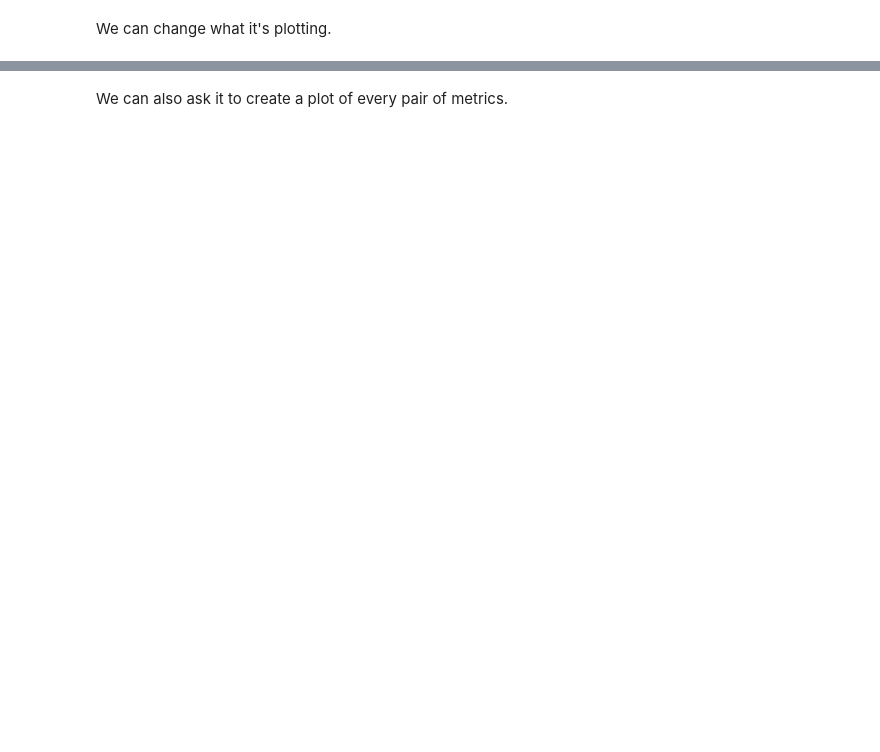
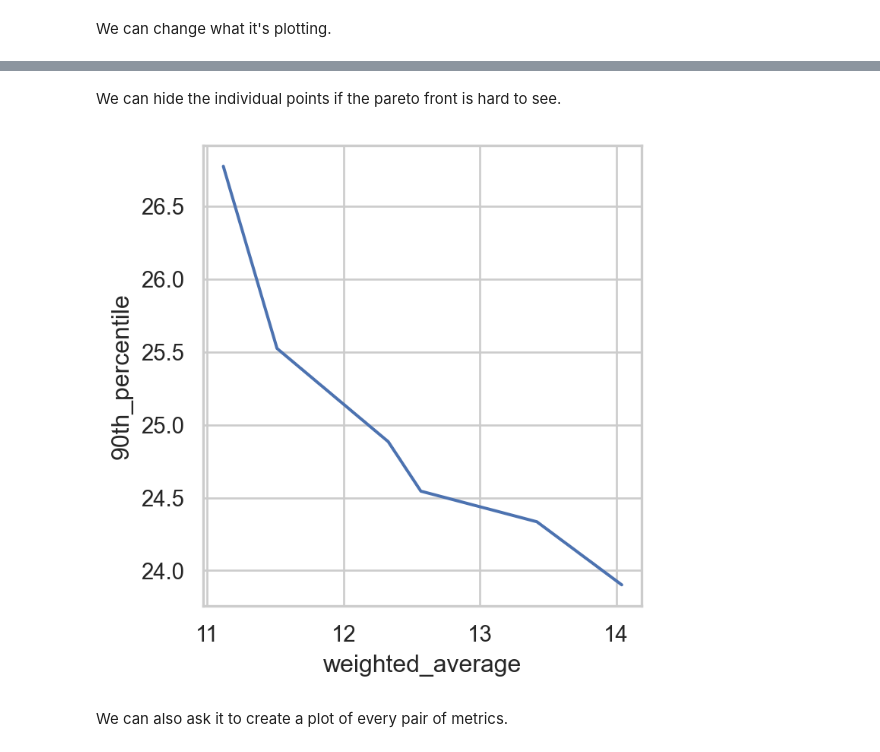
Before and after one commit to hsma-tools/lokigi, a Jupyter notebook: examples/location/no_geometry/no_geometry.ipynb, the cells around one changed output, grey strips where cells are left out. Drawn from its saved outputs; the diff is of its cells as text; code cells hidden in the pictures; blank space fills up the shorter version.

```diff
--- a/examples/location/no_geometry/no_geometry.ipynb
+++ b/examples/location/no_geometry/no_geometry.ipynb
@@ -186,3 +178,9 @@ solution_3.plot_simple_pareto_front(y_axis="90th_percentile")
+# %% [markdown]
+We can hide the individual points if the pareto front is hard to see.
+# %%
+solution_3.plot_simple_pareto_front(y_axis="90th_percentile", show_points=False)
+# %% [output]
+[figure, added]
 # %% [markdown]
 We can also ask it to create a plot of every pair of metrics.
 # %%
```
Also changed, not shown: parts of 11 cells of this notebook, 1 other file.
